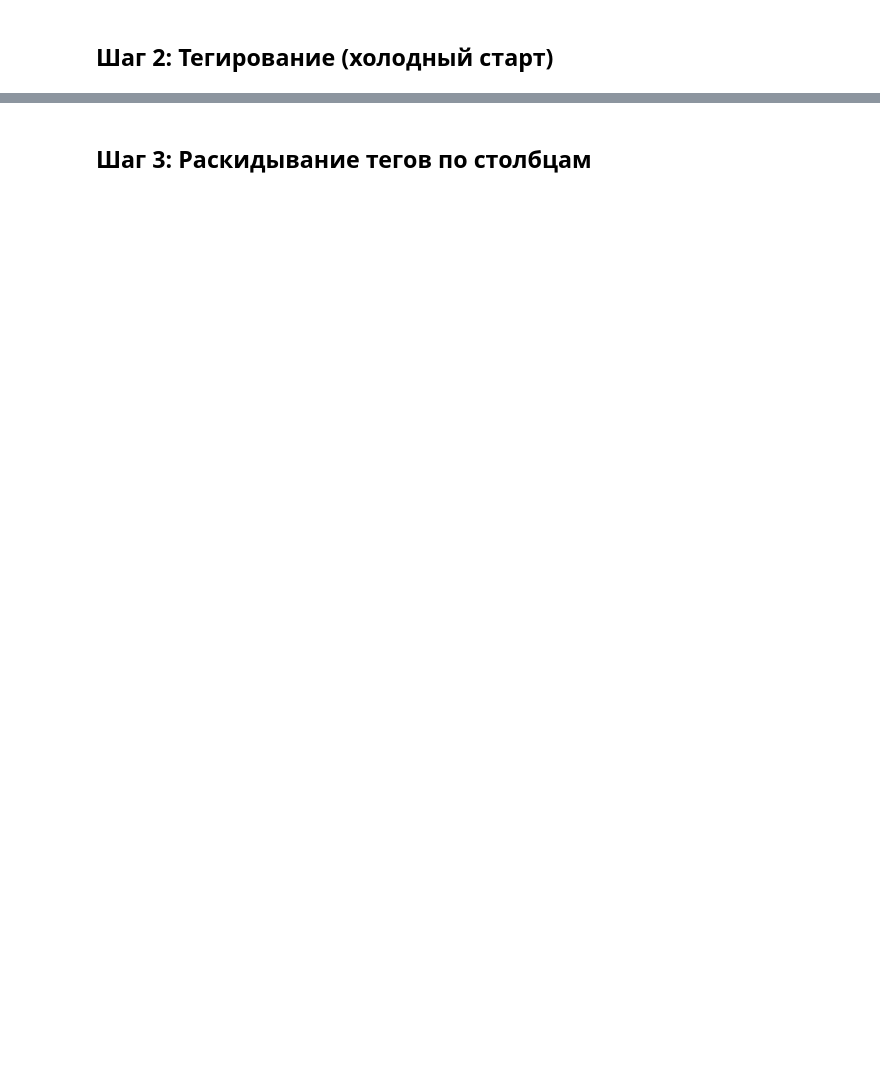
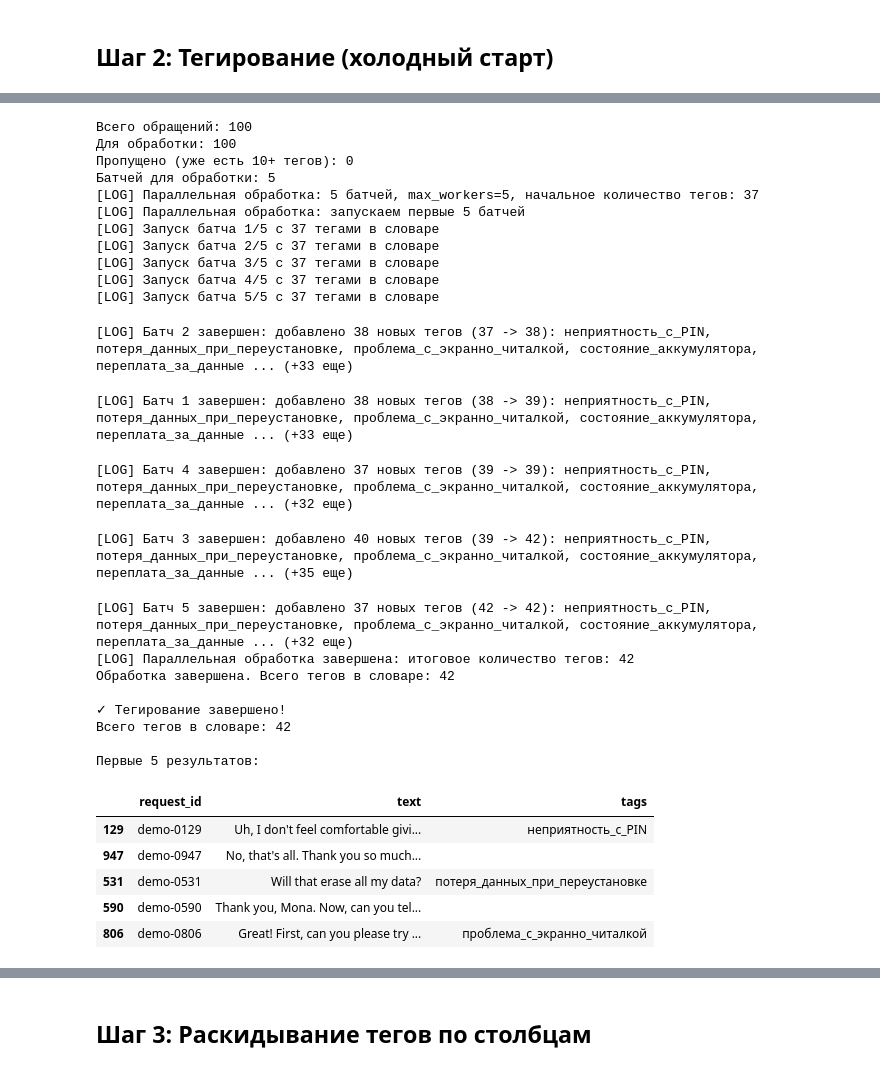
Before and after one commit to talexeyft/llm_tags, a Jupyter notebook: test_tag_analysis.ipynb, the cells around one changed output, grey strips where cells are left out. Cells and saved outputs as stored; diff of their text form; code cells hidden in the pictures; blank space fills up the shorter version.

```diff
--- a/test_tag_analysis.ipynb
+++ b/test_tag_analysis.ipynb
@@ -198,18 +103,48 @@ result_df[["request_id", "text", "tags"]].head()
 # %%
 # Тегирование горячий старт
 result_df, tags_dict = pipeline.tag(
-    result_df,
+    df,
     text_column="text",
     existing_tags=tags_dict,
     tag_prompt=prompt,
     max_tags=5,
     num_workers=5,
     batch_size=20
 )
 print(f"\n✓ Тегирование завершено!")
 print(f"Всего тегов в словаре: {len(tags_dict)}")
 print(f"\nПервые 5 результатов:")
 result_df[["request_id", "text", "tags"]].head()
+# %% [output]
+Всего обращений: 100
+Для обработки: 100
+Пропущено (уже есть 10+ тегов): 0
+Батчей для обработки: 5
+[LOG] Параллельная обработка: 5 батчей, max_workers=5, начальное количество тегов: 37
+[LOG] Параллельная обработка: запускаем первые 5 батчей
+[LOG] Запуск батча 1/5 с 37 тегами в словаре
+[LOG] Запуск батча 2/5 с 37 тегами в словаре
+[LOG] Запуск батча 3/5 с 37 тегами в словаре
+[LOG] Запуск батча 4/5 с 37 тегами в словаре
+[LOG] Запуск батча 5/5 с 37 тегами в словаре
+[LOG] Батч 2 завершен: добавлено 38 новых тегов (37 -> 38): неприятность_с_PIN, потеря_данных_при_переустановке, проблема_с_экранно_читалкой, состояние_аккумулятора, переплата_за_данные ... (+33 еще)
+[LOG] Батч 1 завершен: добавлено 38 новых тегов (38 -> 39): неприятность_с_PIN, потеря_данных_при_переустановке, проблема_с_экранно_читалкой, состояние_аккумулятора, переплата_за_данные ... (+33 еще)
+[LOG] Батч 4 завершен: добавлено 37 новых тегов (39 -> 39): неприятность_с_PIN, потеря_данных_при_переустановке, проблема_с_экранно_читалкой, состояние_аккумулятора, переплата_за_данные ... (+32 еще)
+[LOG] Батч 3 завершен: добавлено 40 новых тегов (39 -> 42): неприятность_с_PIN, потеря_данных_при_переустановке, проблема_с_экранно_читалкой, состояние_аккумулятора, переплата_за_данные ... (+35 еще)
+[LOG] Батч 5 завершен: добавлено 37 новых тегов (42 -> 42): неприятность_с_PIN, потеря_данных_при_переустановке, проблема_с_экранно_читалкой, состояние_аккумулятора, переплата_за_данные ... (+32 еще)
+[LOG] Параллельная обработка завершена: итоговое количество тегов: 42
+Обработка завершена. Всего тегов в словаре: 42
+
+✓ Тегирование завершено!
+Всего тегов в словаре: 42
+
+Первые 5 результатов:
+|  | request_id | text | tags |
+| 129 | demo-0129 | Uh, I don't feel comfortable givi... | неприятность_с_PIN |
+| 947 | demo-0947 | No, that's all. Thank you so much... |  |
+| 531 | demo-0531 | Will that erase all my data? | потеря_данных_при_переустановке |
+| 590 | demo-0590 | Thank you, Mona. Now, can you tel... |  |
+| 806 | demo-0806 | Great! First, can you please try ... | проблема_с_экранно_читалкой |
 # %%
 # Пропускаем строки с количеством тегов >= 1
 result_df, tags_dict = pipeline.tag(
```
Also changed, not shown: parts of 8 cells of this notebook, 1 other file.
